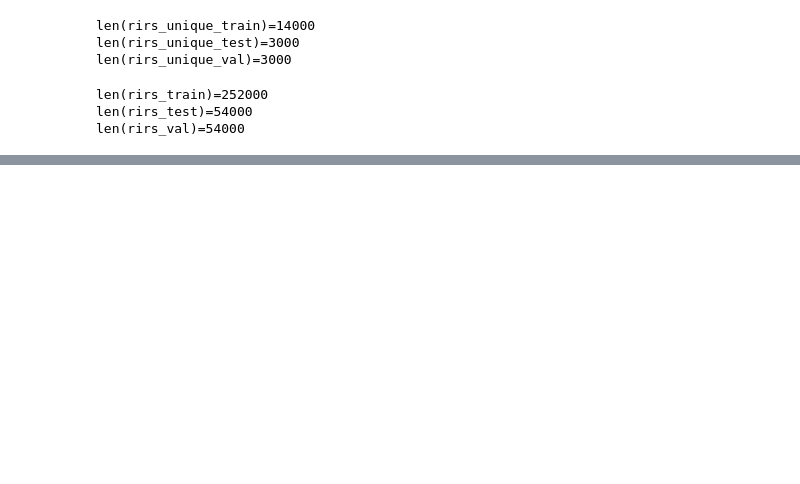
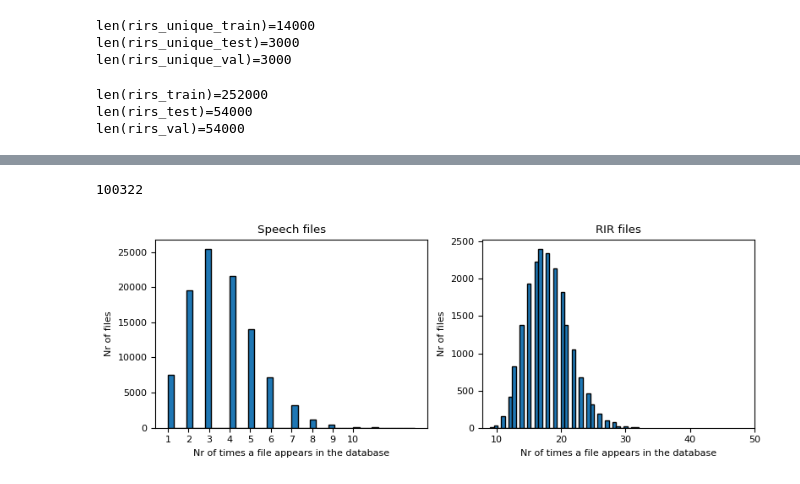
Before and after one commit to joaluba/reverb-match-cond-u-net, a Jupyter notebook: notebooks/dataset_prepare_metadata.ipynb, the cells around one changed output, grey strips where cells are left out. Drawn from its saved outputs; the diff is of its cells as text; code cells hidden in the pictures; blank space fills up the shorter version.

```diff
--- a/notebooks/dataset_prepare_metadata.ipynb
+++ b/notebooks/dataset_prepare_metadata.ipynb
@@ -365,0 +443,28 @@ df.head(100)
+# %%
+# REPETITIONS OF FILES ACROSS DATA BASE
+
+print(len(df.groupby("speech_file_path").size()))
+
+# How many times each file is repeated across the whole data base
+grouped_speech = df.groupby("speech_file_path")
+grouped_rir = df.groupby("ir_file_path")
+
+# How many times the files are repeated
+plt.figure(figsize=(8,3))
+plt.subplot(1,2,1)
+plt.hist(grouped_speech.size(), bins=40, edgecolor='black')
+plt.xticks([1,2,3,4,5,6,7,8,9,10])
+plt.xlabel("Nr of times a file appears in the database")
+plt.ylabel("Nr of files")
+plt.title("Speech files")
+plt.subplot(1,2,2)
+plt.hist(grouped_rir.size(), bins=40, edgecolor='black')
+plt.xticks(np.arange(10,55,10))
+plt.xlabel("Nr of times a file appears in the database")
+plt.title("RIR files")
+plt.ylabel("Nr of files")
+plt.tight_layout()
+plt.show()
+# %% [output]
+100322
+[figure, added]
```
Also changed, not shown: parts of 14 cells of this notebook, 7 other files.
